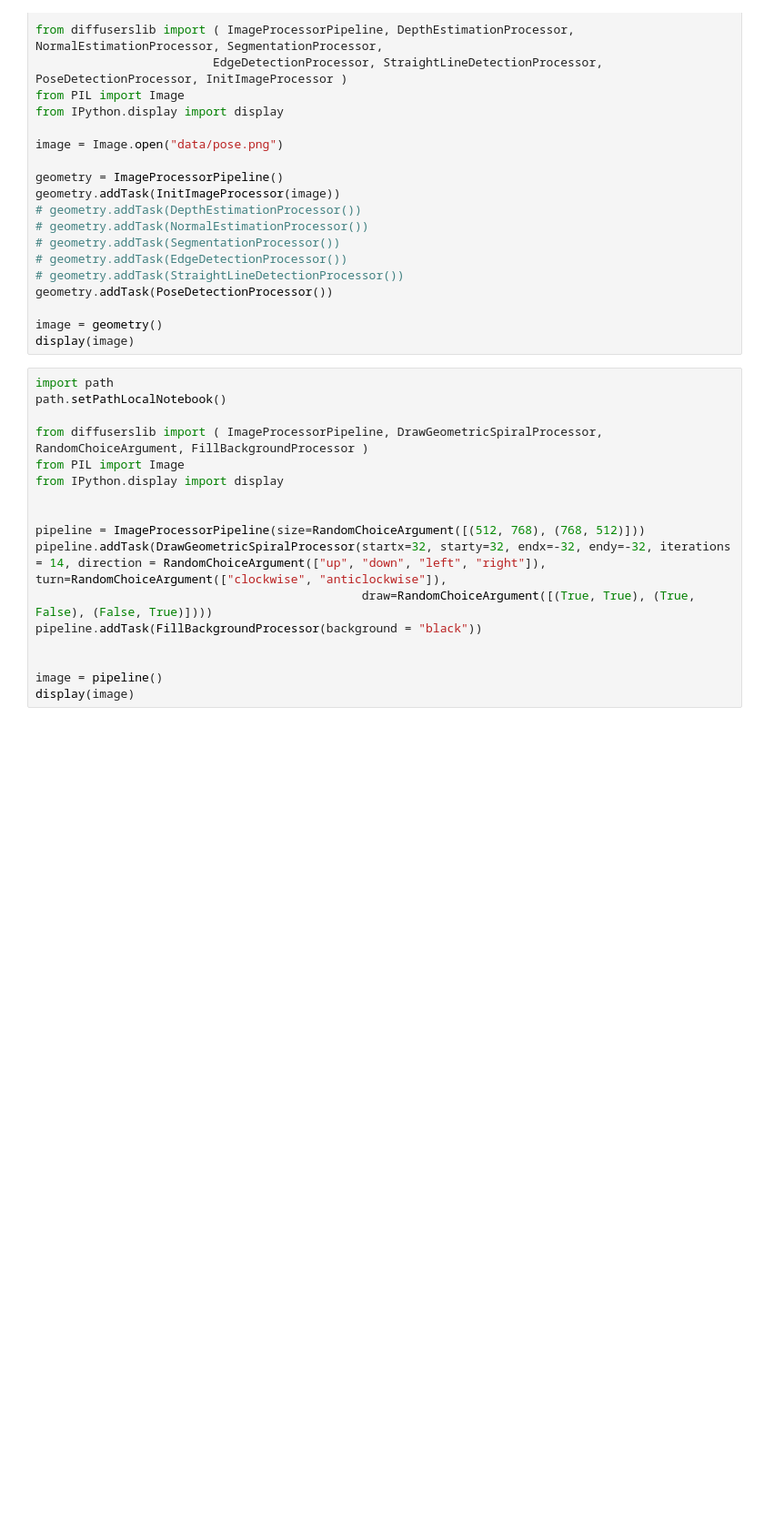
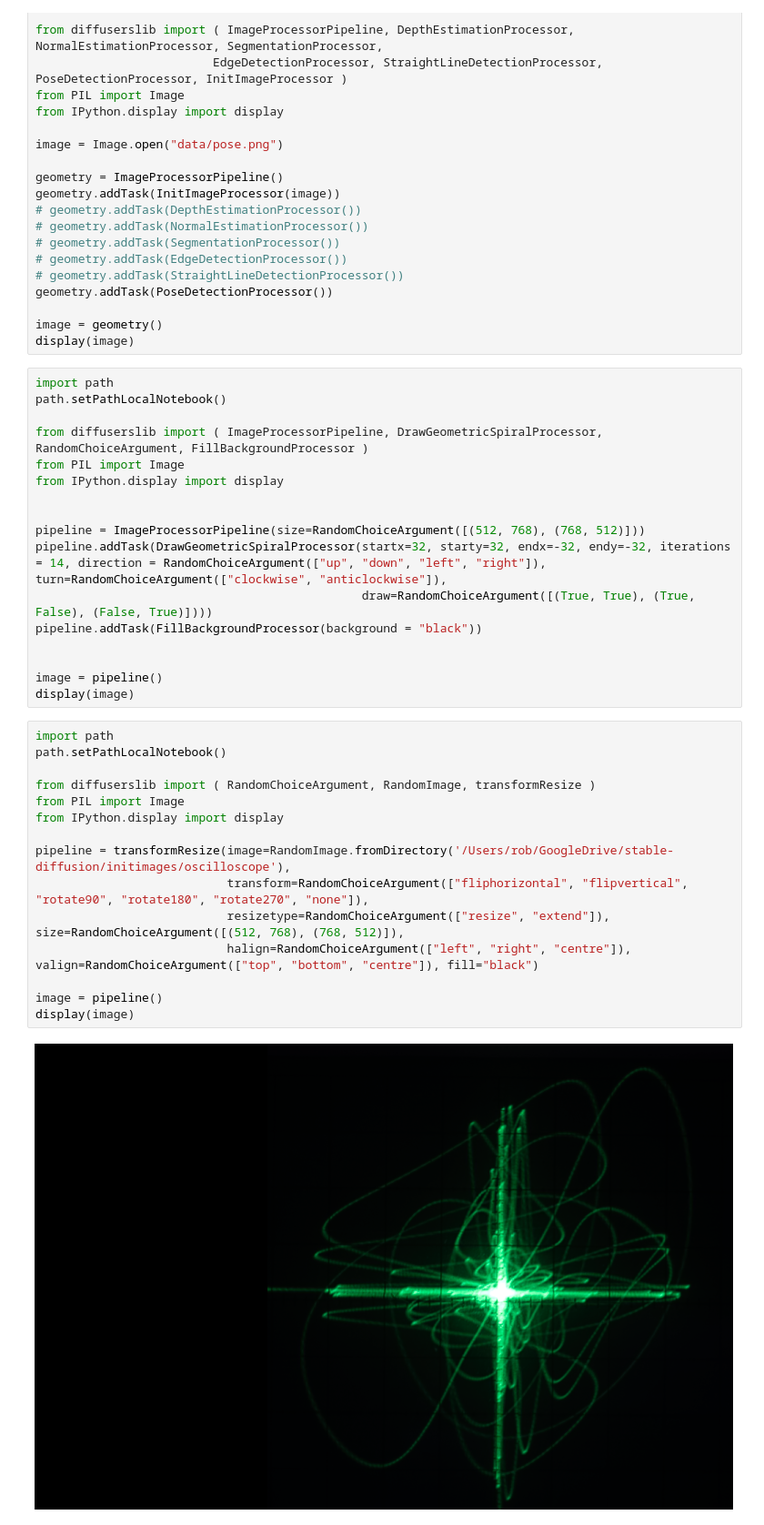
Before and after one commit to pigatron-industries/diffusers-playground, a Jupyter notebook: notebooks/test_geometry.ipynb, the cells around one changed output. Shown at 91% size. Saved outputs shown, nothing was run; the diff lists cells and outputs as text; blank space fills up the shorter version.

Commit message:
transform resize processor

```diff
--- a/notebooks/test_geometry.ipynb
+++ b/notebooks/test_geometry.ipynb
@@ -159,3 +159,20 @@ pipeline.addTask(FillBackgroundProcessor(background = "black"))
 
 image = pipeline()
 display(image)
+# %%
+import path
+path.setPathLocalNotebook()
+
+from diffuserslib import ( RandomChoiceArgument, RandomImage, transformResize )
+from PIL import Image
+from IPython.display import display
+
+pipeline = transformResize(image=RandomImage.fromDirectory('/Users/rob/GoogleDrive/stable-diffusion/initimages/oscilloscope'),
+                           transform=RandomChoiceArgument(["fliphorizontal", "flipvertical", "rotate90", "rotate180", "rotate270", "none"]),
+                           resizetype=RandomChoiceArgument(["resize", "extend"]), size=RandomChoiceArgument([(512, 768), (768, 512)]),
+                           halign=RandomChoiceArgument(["left", "right", "centre"]), valign=RandomChoiceArgument(["top", "bottom", "centre"]), fill="black")
+
+image = pipeline()
+display(image)
+# %% [output]
+[figure, added]
```
Also changed, not shown: 2 other files.
